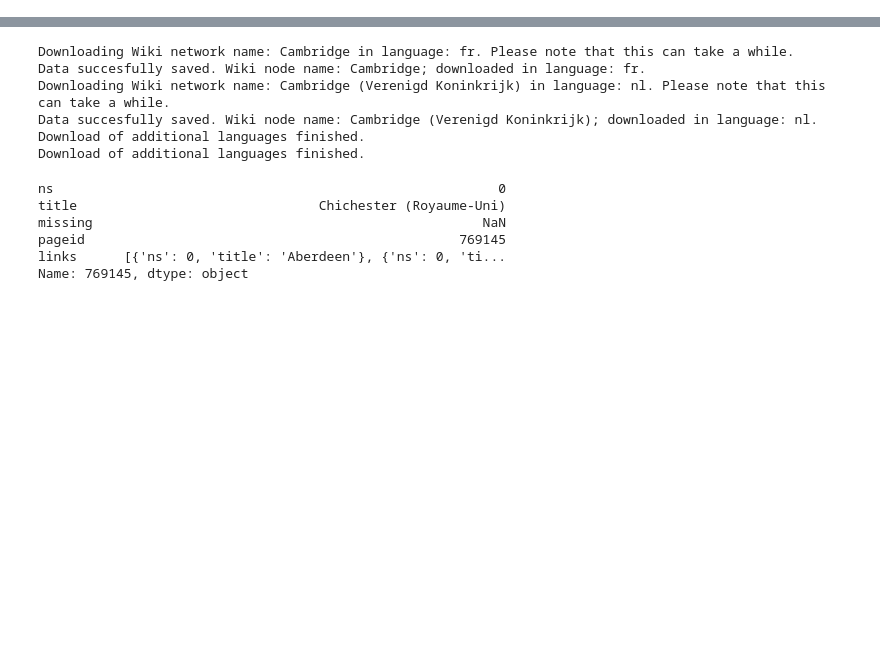
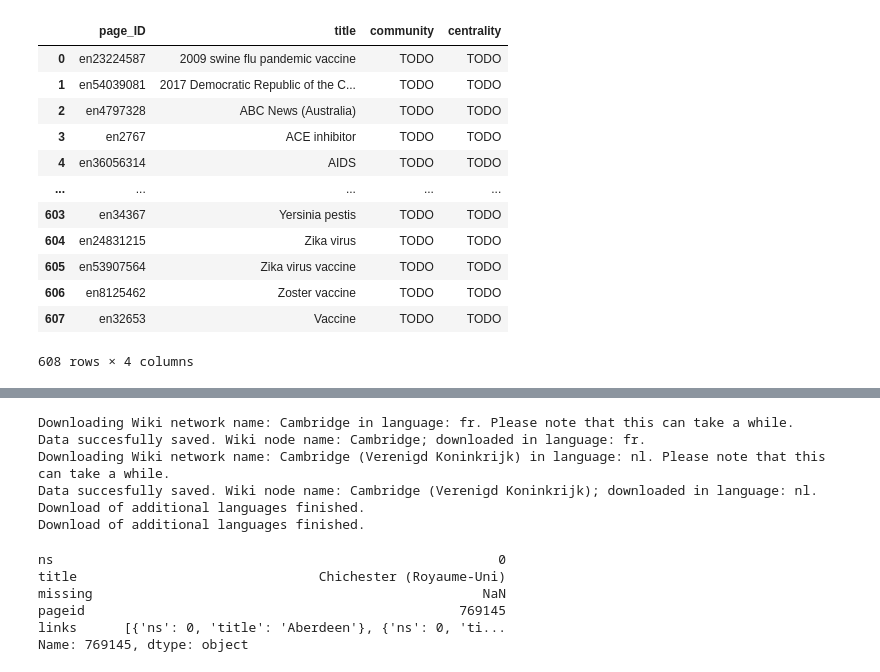
Before and after one commit to teijehidde/Comparing-Wiki-Knowledge-Networks, a Jupyter notebook: Code/Notebook_app.ipynb, the cells around one changed output, grey strips where cells are left out. Cells and saved outputs as stored; diff of their text form; code cells hidden in the pictures; blank space fills up the shorter version.

```diff
--- a/Code/Notebook_app.ipynb
+++ b/Code/Notebook_app.ipynb
@@ -225,0 +277,2 @@ test.getNodes(type = 'networkx')
+# %%
+pd_network = pd.DataFrame([{'page_ID': v.node_ID, 'title': v.node_title, 'community': 'TODO', 'centrality': 'TODO'} for v in wiki_page.network_nodes.values()])
@@ -225,0 +282,16 @@ test.getNodes(type = 'networkx')
+# %%
+pd_network
+# %% [output]
+|  | page_ID | title | community | centrality |
+| 0 | en23224587 | 2009 swine flu pandemic vaccine | TODO | TODO |
+| 1 | en54039081 | 2017 Democratic Republic of the C... | TODO | TODO |
+| 2 | en4797328 | ABC News (Australia) | TODO | TODO |
+| 3 | en2767 | ACE inhibitor | TODO | TODO |
+| 4 | en36056314 | AIDS | TODO | TODO |
+| ... | ... | ... | ... | ... |
+| 603 | en34367 | Yersinia pestis | TODO | TODO |
+| 604 | en24831215 | Zika virus | TODO | TODO |
+| 605 | en53907564 | Zika virus vaccine | TODO | TODO |
+| 606 | en8125462 | Zoster vaccine | TODO | TODO |
+| 607 | en32653 | Vaccine | TODO | TODO |
+608 rows × 4 columns
```
Also changed, not shown: parts of 30 cells of this notebook, 3 other files.
